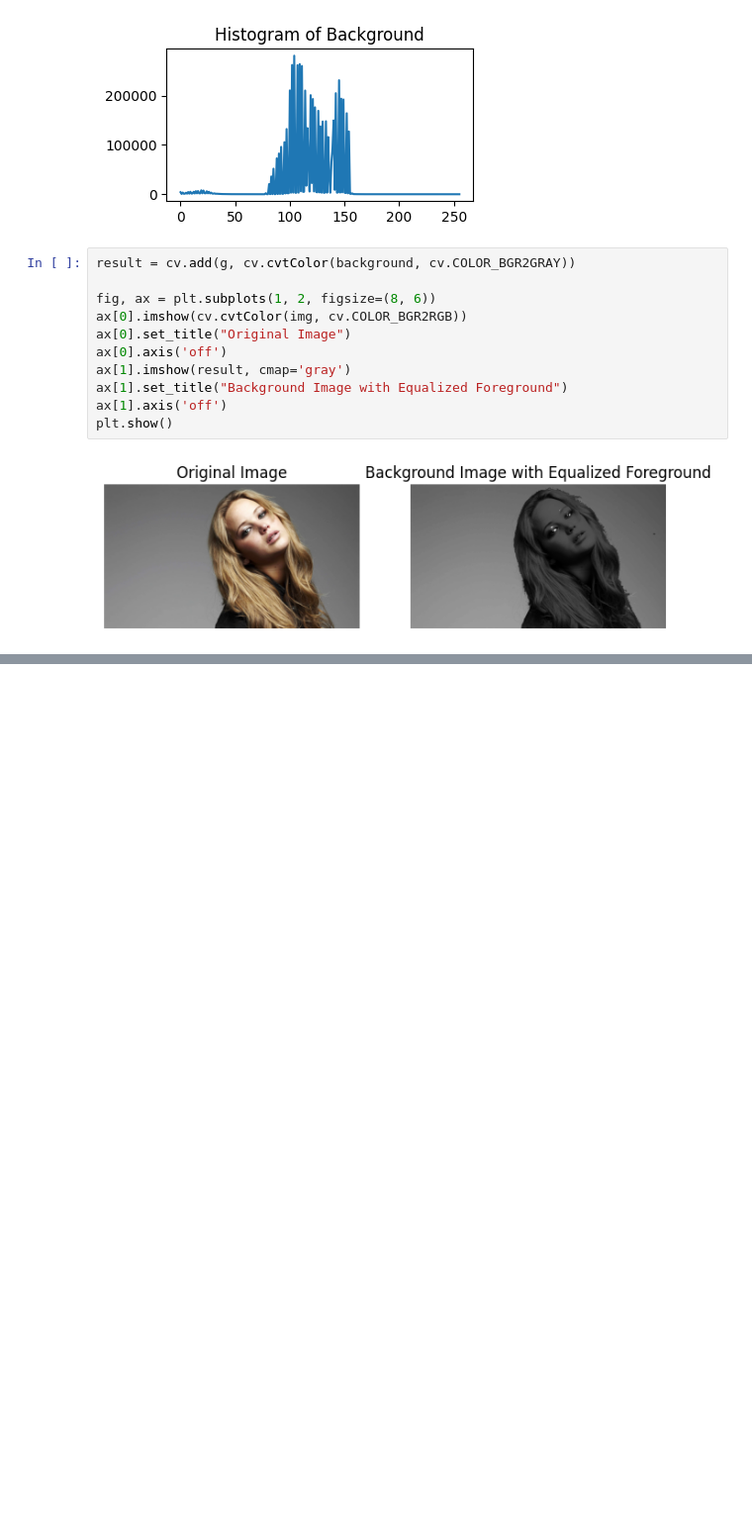
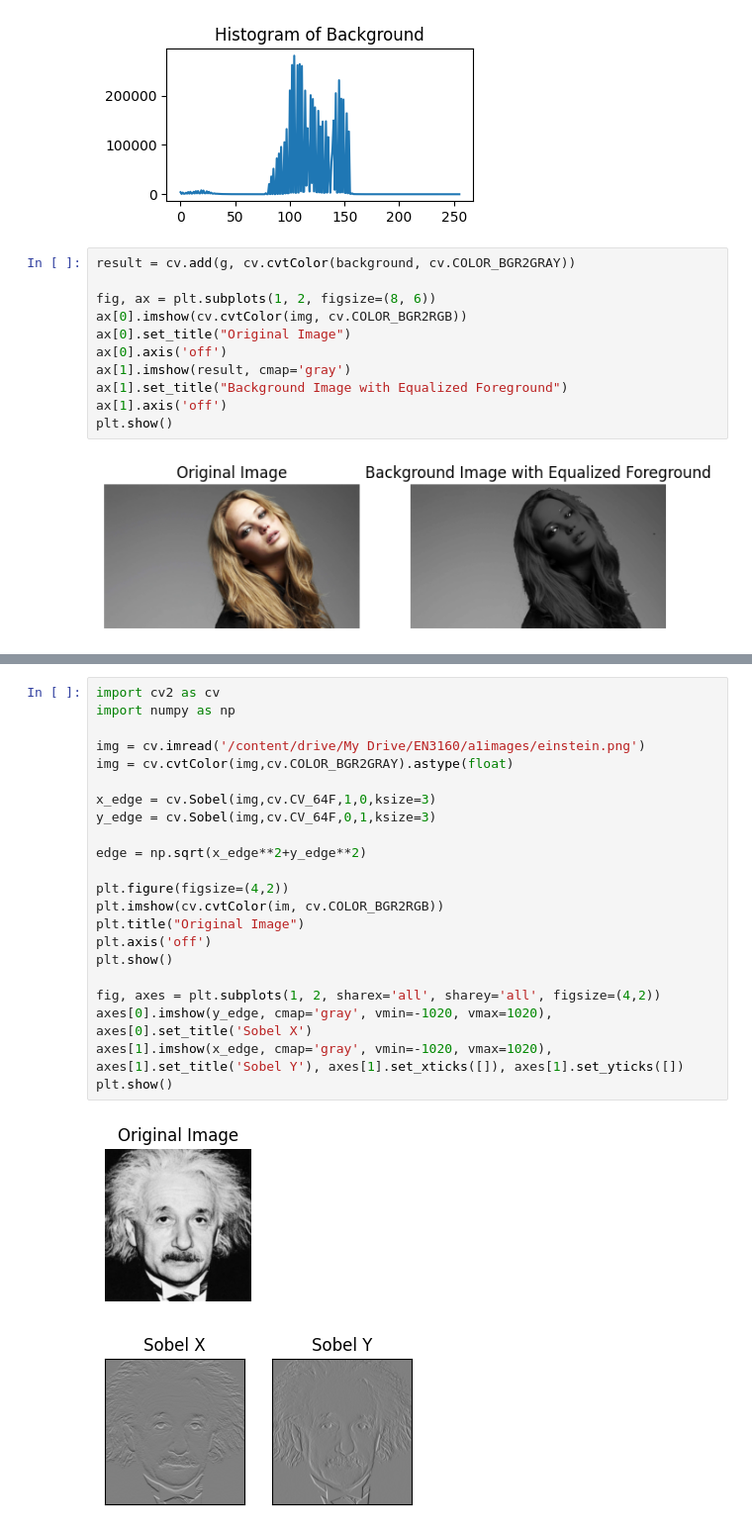
Before and after one commit to linukaratnayake/Intensity-Transformations-and-Neighborhood-Filtering, a Jupyter notebook: Intensity_Transformations_and_Neighborhood_Filtering.ipynb, the cells around one changed output, grey strips where cells are left out. Shown at 99% size. Cells and saved outputs as stored; diff of their text form; blank space fills up the shorter version.

```diff
--- a/Intensity_Transformations_and_Neighborhood_Filtering.ipynb
+++ b/Intensity_Transformations_and_Neighborhood_Filtering.ipynb
@@ -320,0 +354,25 @@ plt.show()
+# %%
+import cv2 as cv
+import numpy as np
+
+img = cv.imread('/content/drive/My Drive/EN3160/a1images/einstein.png')
+img = cv.cvtColor(img,cv.COLOR_BGR2GRAY).astype(float)
+
+x_edge = cv.Sobel(img,cv.CV_64F,1,0,ksize=3)
+y_edge = cv.Sobel(img,cv.CV_64F,0,1,ksize=3)
+
+edge = np.sqrt(x_edge**2+y_edge**2)
+
+plt.figure(figsize=(4,2))
+plt.imshow(cv.cvtColor(im, cv.COLOR_BGR2RGB))
+plt.title("Original Image")
+plt.axis('off')
+plt.show()
+
+fig, axes = plt.subplots(1, 2, sharex='all', sharey='all', figsize=(4,2))
+axes[0].imshow(y_edge, cmap='gray', vmin=-1020, vmax=1020), axes[0].set_title('Sobel X')
+axes[1].imshow(x_edge, cmap='gray', vmin=-1020, vmax=1020), axes[1].set_title('Sobel Y'), axes[1].set_xticks([]), axes[1].set_yticks([])
+plt.show()
+# %% [output]
+[figure, added]
+[figure, added]
```
Also changed, not shown: parts of 6 cells of this notebook.
